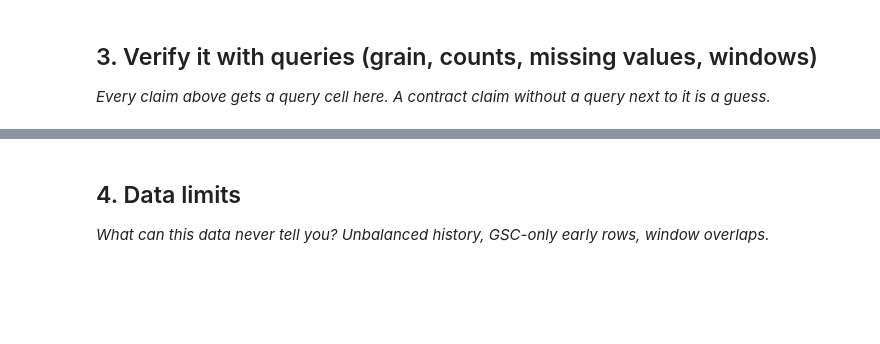
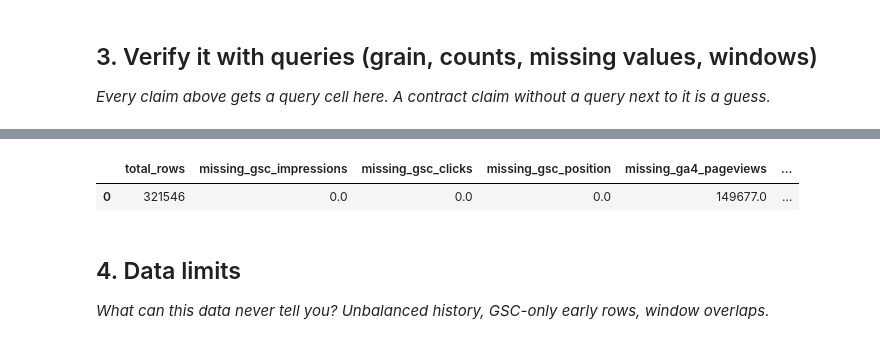
Before and after one commit to deeepanshchandra/flyrank-aiml-internship, a Jupyter notebook: work/notebooks/w03_data_contract.ipynb, the cells around one changed output, grey strips where cells are left out. Drawn from its saved outputs; the diff is of its cells as text; code cells hidden in the pictures; blank space fills up the shorter version.

```diff
--- a/work/notebooks/w03_data_contract.ipynb
+++ b/work/notebooks/w03_data_contract.ipynb
@@ -30,3 +285,35 @@ This skeleton is yours to fill. Work the sections **in order** — each one has
+# %%
+# Check missingness for the main February feature fields.
+
+feature_missing = con.sql(f"""
+WITH feb_features AS (
+    SELECT
+        client_hash_id,
+        content_hash_id,
+        SUM(gsc_impressions) AS gsc_impressions_feb,
+        SUM(gsc_clicks) AS gsc_clicks_feb,
+        SUM(gsc_sum_position) AS gsc_sum_position_feb,
+        SUM(ga4_pageviews) AS ga4_pageviews_feb,
+        SUM(ga4_sessions) AS ga4_sessions_feb,
+        SUM(scroll_events) AS scroll_events_feb
+    FROM {FEB}
+    GROUP BY client_hash_id, content_hash_id
+)
+SELECT
+    COUNT(*) AS total_rows,
+    SUM(CASE WHEN gsc_impressions_feb IS NULL THEN 1 ELSE 0 END) AS missing_gsc_impressions,
+    SUM(CASE WHEN gsc_clicks_feb IS NULL THEN 1 ELSE 0 END) AS missing_gsc_clicks,
+    SUM(CASE WHEN gsc_sum_position_feb IS NULL THEN 1 ELSE 0 END) AS missing_gsc_position,
+    SUM(CASE WHEN ga4_pageviews_feb IS NULL THEN 1 ELSE 0 END) AS missing_ga4_pageviews,
+    SUM(CASE WHEN ga4_sessions_feb IS NULL THEN 1 ELSE 0 END) AS missing_ga4_sessions,
+    SUM(CASE WHEN scroll_events_feb IS NULL THEN 1 ELSE 0 END) AS missing_scroll_events
+FROM feb_features
+""").df()
+
+display(feature_missing)
+# %% [output]
+|  | total_rows | missing_gsc_impressions | missing_gsc_clicks | missing_gsc_position | missing_ga4_pageviews | ... |
+| 0 | 321546 | 0.0 | 0.0 | 0.0 | 149677.0 | ... |
 # %% [markdown]
 ## 4. Data limits
 
```
Also changed, not shown: parts of 14 cells of this notebook.
